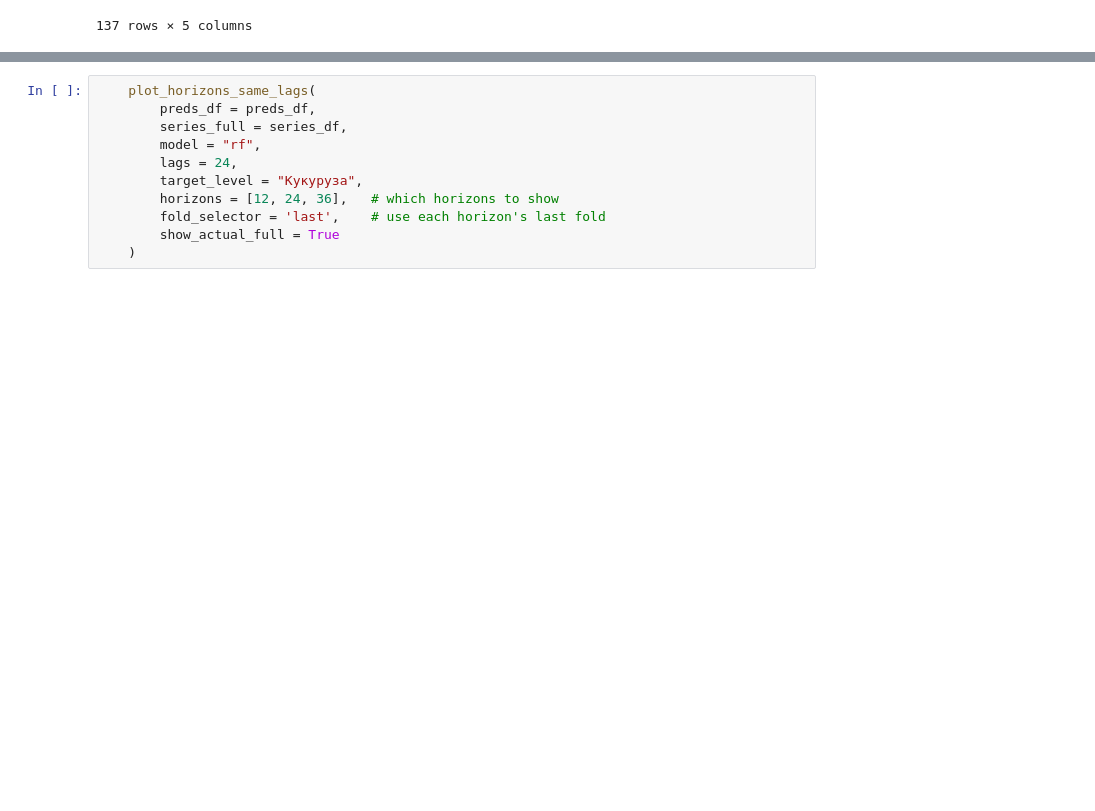
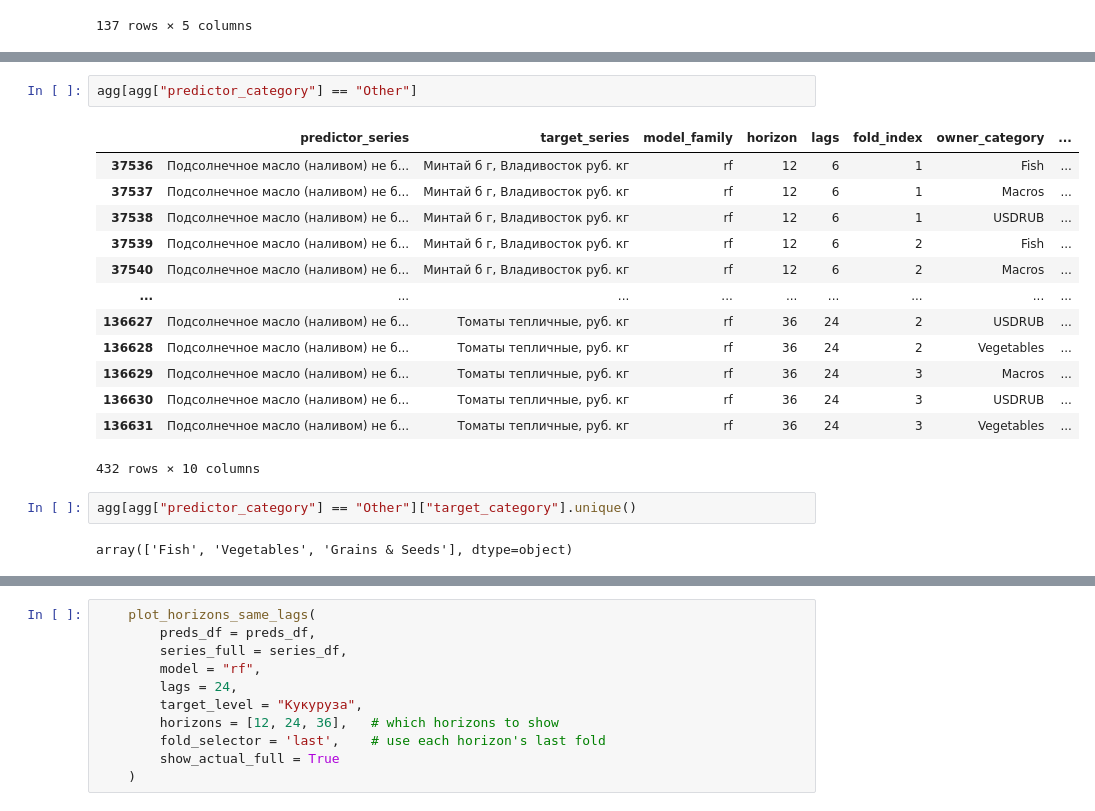
Before and after one commit to Chernousovdv/Sber-Conditional, a Jupyter notebook: Data_analysis.ipynb, the cells around one changed output, grey strips where cells are left out. Saved outputs shown, nothing was run; the diff lists cells and outputs as text; blank space fills up the shorter version.

```diff
--- a/Data_analysis.ipynb
+++ b/Data_analysis.ipynb
@@ -1370,0 +2311,20 @@ if __name__ == "__main__":
+# %%
+agg[agg["predictor_category"] == "Other"]
+# %% [output]
+|  | predictor_series | target_series | model_family | horizon | lags | fold_index | owner_category | ... |
+| 37536 | Подсолнечное масло (наливом) не б... | Минтай б г, Владивосток руб. кг | rf | 12 | 6 | 1 | Fish | ... |
+| 37537 | Подсолнечное масло (наливом) не б... | Минтай б г, Владивосток руб. кг | rf | 12 | 6 | 1 | Macros | ... |
+| 37538 | Подсолнечное масло (наливом) не б... | Минтай б г, Владивосток руб. кг | rf | 12 | 6 | 1 | USDRUB | ... |
+| 37539 | Подсолнечное масло (наливом) не б... | Минтай б г, Владивосток руб. кг | rf | 12 | 6 | 2 | Fish | ... |
+| 37540 | Подсолнечное масло (наливом) не б... | Минтай б г, Владивосток руб. кг | rf | 12 | 6 | 2 | Macros | ... |
+| ... | ... | ... | ... | ... | ... | ... | ... | ... |
+| 136627 | Подсолнечное масло (наливом) не б... | Томаты тепличные, руб. кг | rf | 36 | 24 | 2 | USDRUB | ... |
+| 136628 | Подсолнечное масло (наливом) не б... | Томаты тепличные, руб. кг | rf | 36 | 24 | 2 | Vegetables | ... |
+| 136629 | Подсолнечное масло (наливом) не б... | Томаты тепличные, руб. кг | rf | 36 | 24 | 3 | Macros | ... |
+| 136630 | Подсолнечное масло (наливом) не б... | Томаты тепличные, руб. кг | rf | 36 | 24 | 3 | USDRUB | ... |
+| 136631 | Подсолнечное масло (наливом) не б... | Томаты тепличные, руб. кг | rf | 36 | 24 | 3 | Vegetables | ... |
+432 rows × 10 columns
+# %%
+agg[agg["predictor_category"] == "Other"]["target_category"].unique()
+# %% [output]
+array(['Fish', 'Vegetables', 'Grains & Seeds'], dtype=object)
```
Also changed, not shown: parts of 15 cells of this notebook, 3 other files.
